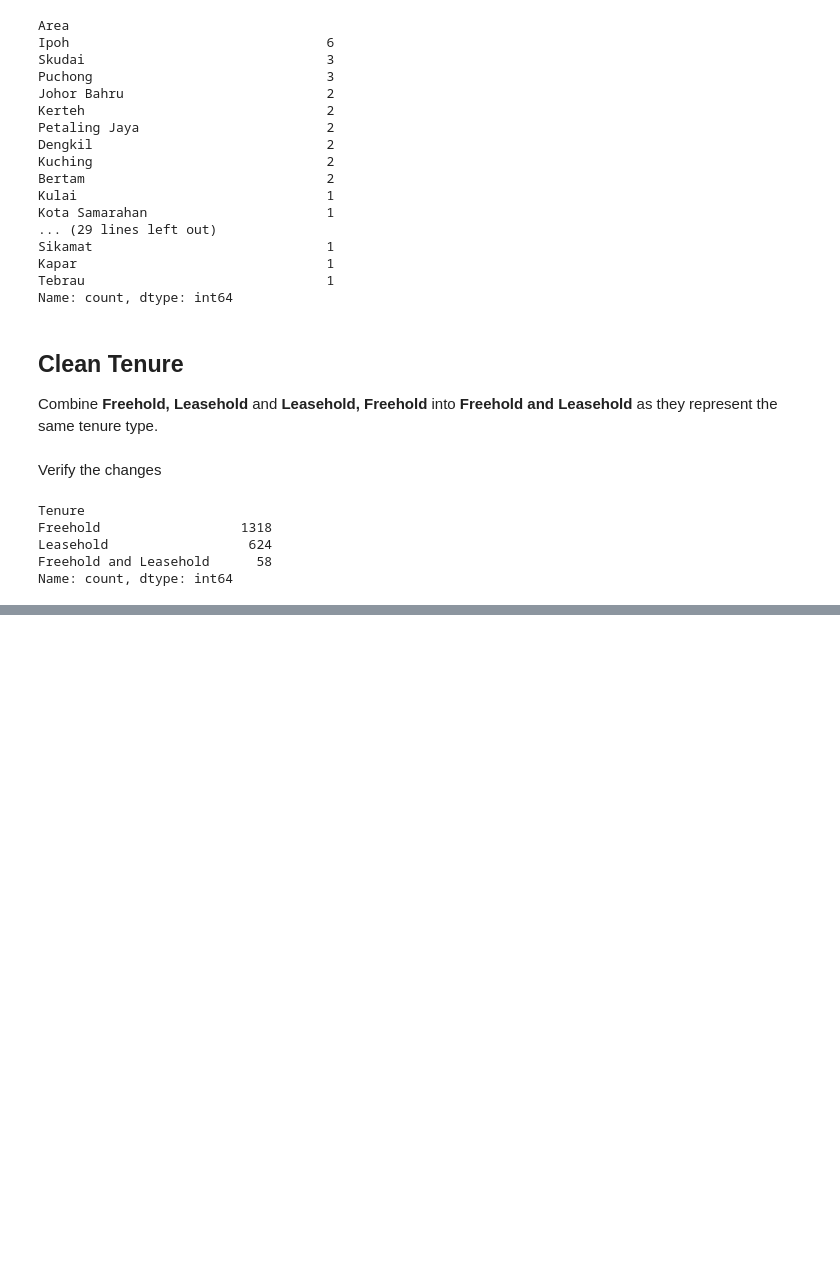
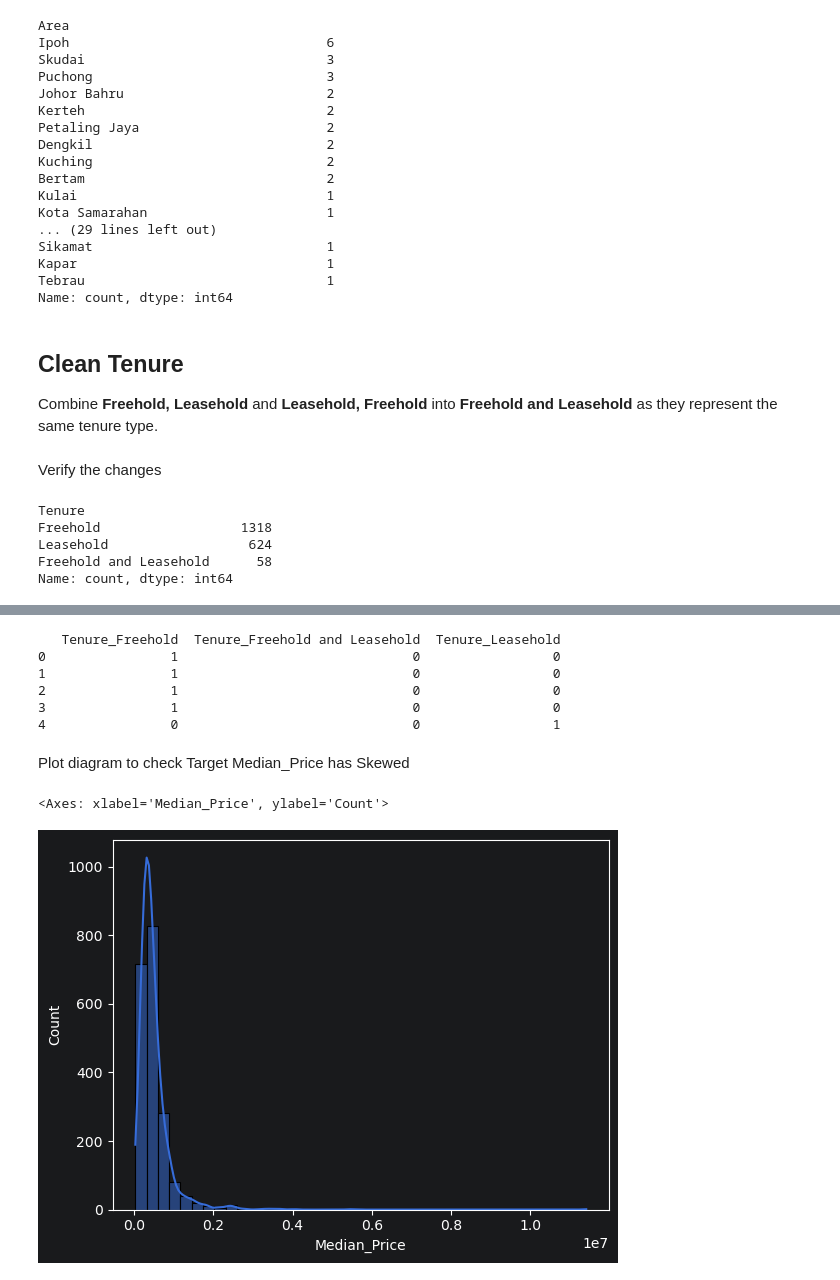
Before and after one commit to ngkaizhe123/BMDS2003-DATA-SCIENCE-Housing-Prices-in-Malaysia-, a Jupyter notebook: notebooks/02_Preprocessing.ipynb, the cells around one changed output, grey strips where cells are left out. Cells and saved outputs as stored; diff of their text form; code cells hidden in the pictures; blank space fills up the shorter version.

```diff
--- a/notebooks/02_Preprocessing.ipynb
+++ b/notebooks/02_Preprocessing.ipynb
@@ -126,0 +181,5 @@ Name: count, dtype: int64
+# %%
+df = pd.concat(
+    [df.drop(columns=["Type"]), type_dummies],
+    axis=1
+)
@@ -126,0 +207,2 @@ Name: count, dtype: int64
+# %%
+df = df.drop(columns=["Township"])
@@ -126,0 +243,8 @@ Name: count, dtype: int64
+# %%
+categorical_cols = ["Area", "State", "Tenure"]
+# %%
+df = pd.get_dummies(
+    df,
+    columns=categorical_cols,
+    dtype=int
+)
@@ -126,0 +273,16 @@ Name: count, dtype: int64
+# %%
+print(df.filter(regex="Tenure_").head())
+# %% [output]
+   Tenure_Freehold  Tenure_Freehold and Leasehold  Tenure_Leasehold
+0                1                              0                 0
+1                1                              0                 0
+2                1                              0                 0
+3                1                              0                 0
+4                0                              0                 1
+# %% [markdown]
+Plot diagram to check Target Median_Price has Skewed
+# %%
+sns.histplot(df["Median_Price"], bins=40, kde=True)
+# %% [output]
+<Axes: xlabel='Median_Price', ylabel='Count'>
+[figure, added]
```
Also changed, not shown: parts of 43 cells of this notebook, 2 other files.
